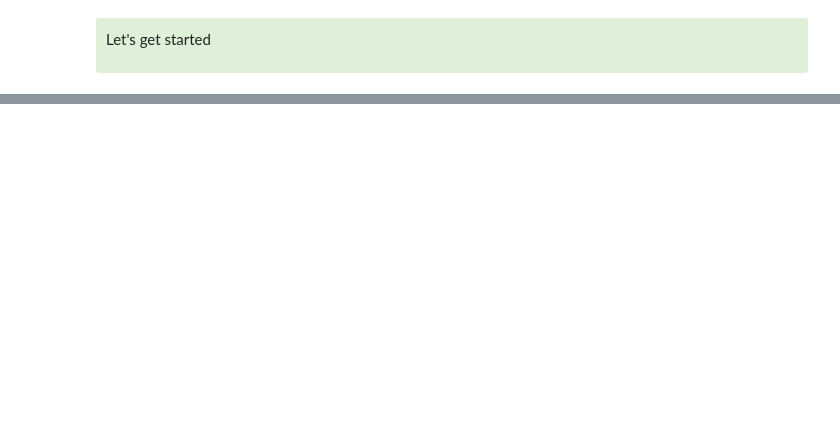
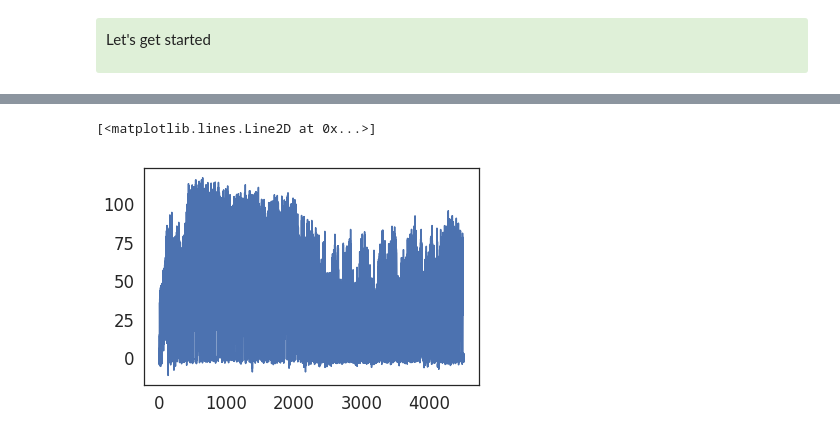
Before and after one commit to AllenInstitute/SWDB_2019, a Jupyter notebook: DynamicBrain/VisualBehavior_new.ipynb, the cells around one changed output, grey strips where cells are left out. Cells and saved outputs as stored; diff of their text form; code cells hidden in the pictures; blank space fills up the shorter version.

```diff
--- a/DynamicBrain/VisualBehavior_new.ipynb
+++ b/DynamicBrain/VisualBehavior_new.ipynb
@@ -41,5 +48,12 @@ import matplotlib.pyplot as plt
 # seaborn style & context settings make plots pretty & legible
 import seaborn as sns
 sns.set_context('notebook', font_scale=1.5, rc={'lines.markeredgewidth': 2})
-# sns.set_style('white')
+sns.set_style('white')
 sns.set_palette('deep');
+
+# Import allensdk modules for loading and interacting with the data
+from allensdk.internal.api import behavior_ophys_api as boa #TODO: We probably won't use this, but instead use the NWB api
+from allensdk.brain_observatory.behavior import behavior_ophys_session as bos
+from importlib import reload
+reload(boa)
+reload(bos)
@@ -327,0 +349,5 @@ plt.legend(loc=9, bbox_to_anchor=(1.2,1))
+# %%
+plt.plot(session.running_speed.timestamps, session.running_speed.values)
+# %% [output]
+[<matplotlib.lines.Line2D at 0x...>]
+[figure, added]
```
Also changed, not shown: parts of 174 cells of this notebook.
